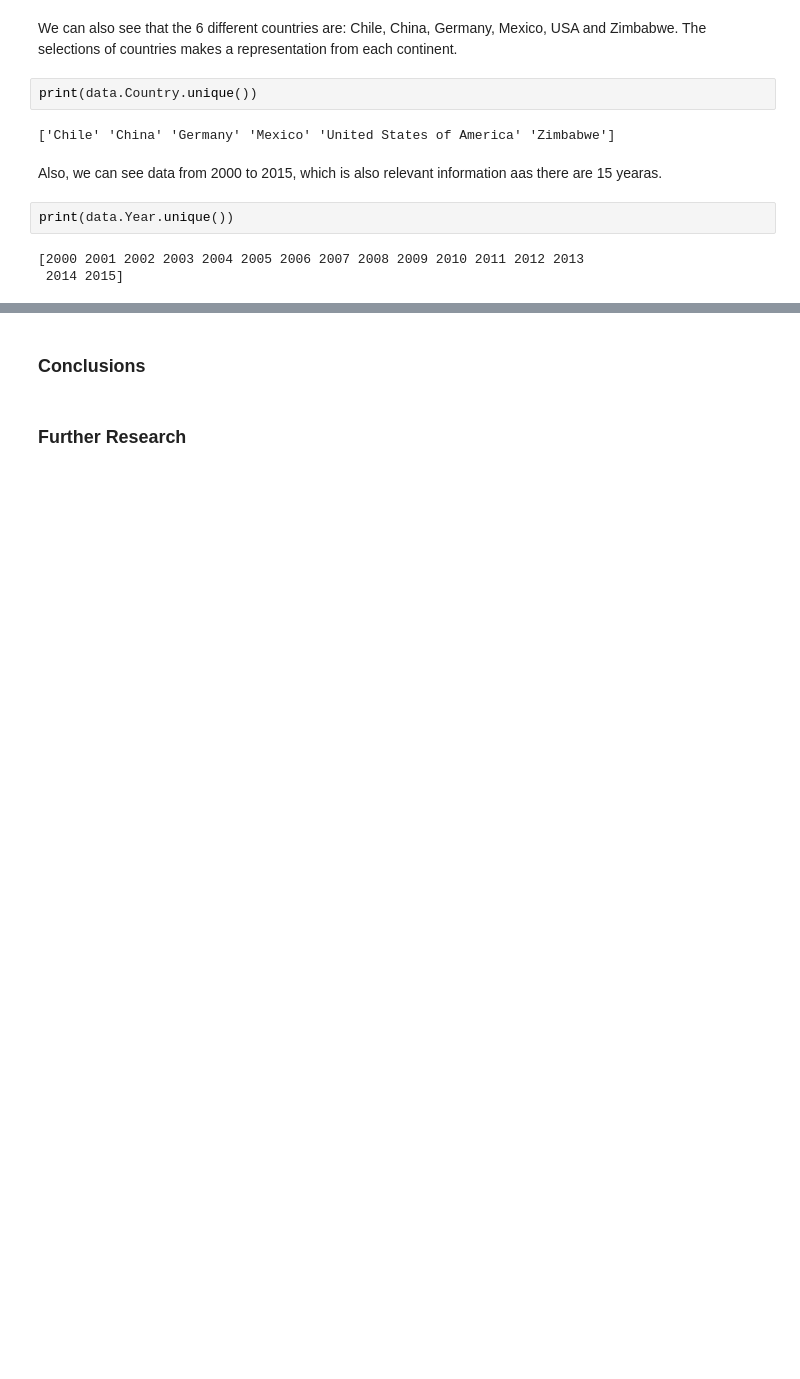
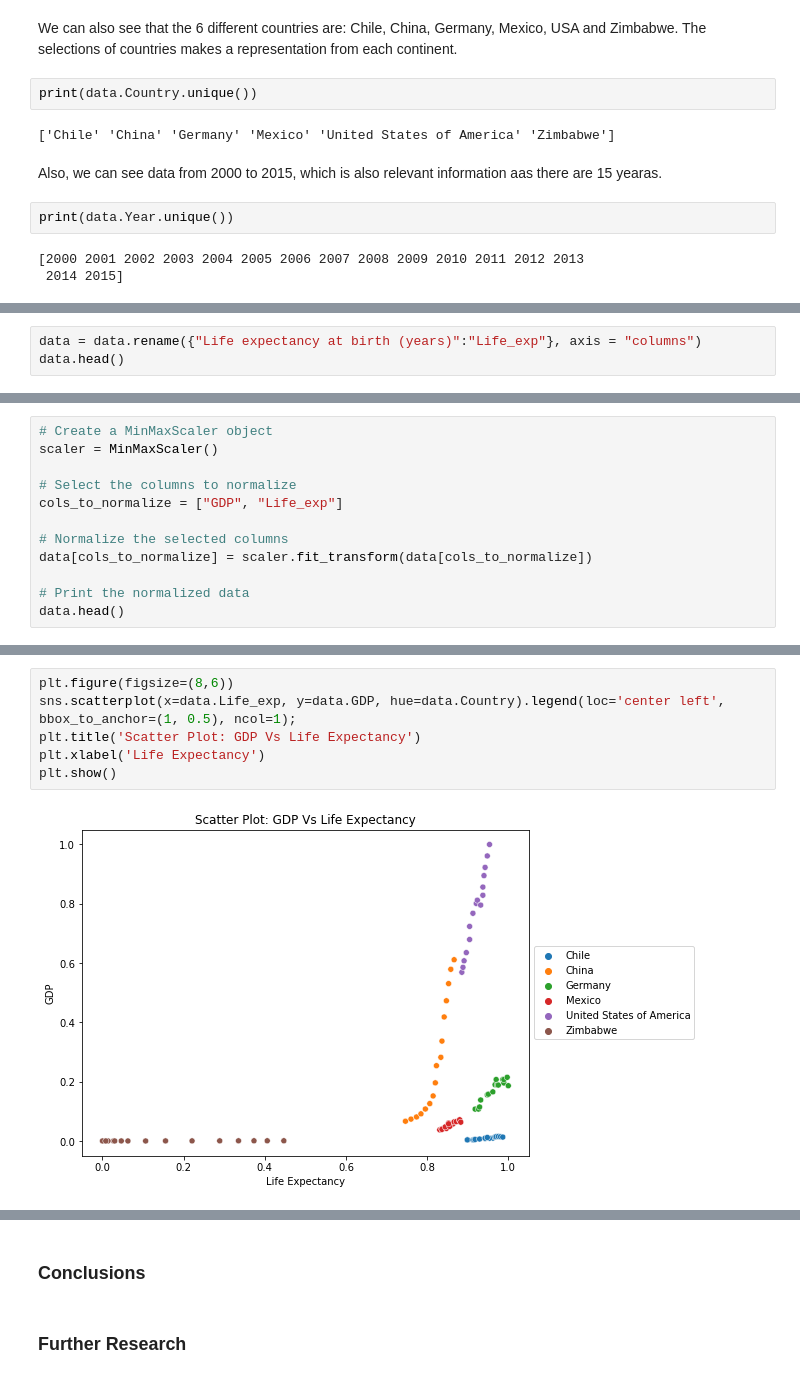
Before and after one commit to jfrenza/Portfolio-Project, a Jupyter notebook: life_expectancy_gdp.ipynb, the cells around one changed output, grey strips where cells are left out. Cells and saved outputs as stored; diff of their text form; blank space fills up the shorter version.

Commit message:
Portfolio Data

```diff
--- a/life_expectancy_gdp.ipynb
+++ b/life_expectancy_gdp.ipynb
@@ -71,0 +75,3 @@ print(data.Year.unique())
+# %%
+data = data.rename({"Life expectancy at birth (years)":"Life_exp"}, axis = "columns")
+data.head()
@@ -71,0 +91,12 @@ print(data.Year.unique())
+# %%
+# Create a MinMaxScaler object
+scaler = MinMaxScaler()
+
+# Select the columns to normalize
+cols_to_normalize = ["GDP", "Life_exp"]
+
+# Normalize the selected columns
+data[cols_to_normalize] = scaler.fit_transform(data[cols_to_normalize])
+
+# Print the normalized data
+data.head()
@@ -71,0 +116,8 @@ print(data.Year.unique())
+# %%
+plt.figure(figsize=(8,6))
+sns.scatterplot(x=data.Life_exp, y=data.GDP, hue=data.Country).legend(loc='center left', bbox_to_anchor=(1, 0.5), ncol=1);
+plt.title('Scatter Plot: GDP Vs Life Expectancy')
+plt.xlabel('Life Expectancy')
+plt.show()
+# %% [output]
+[figure, added]
```
Also changed, not shown: parts of 25 cells of this notebook.
